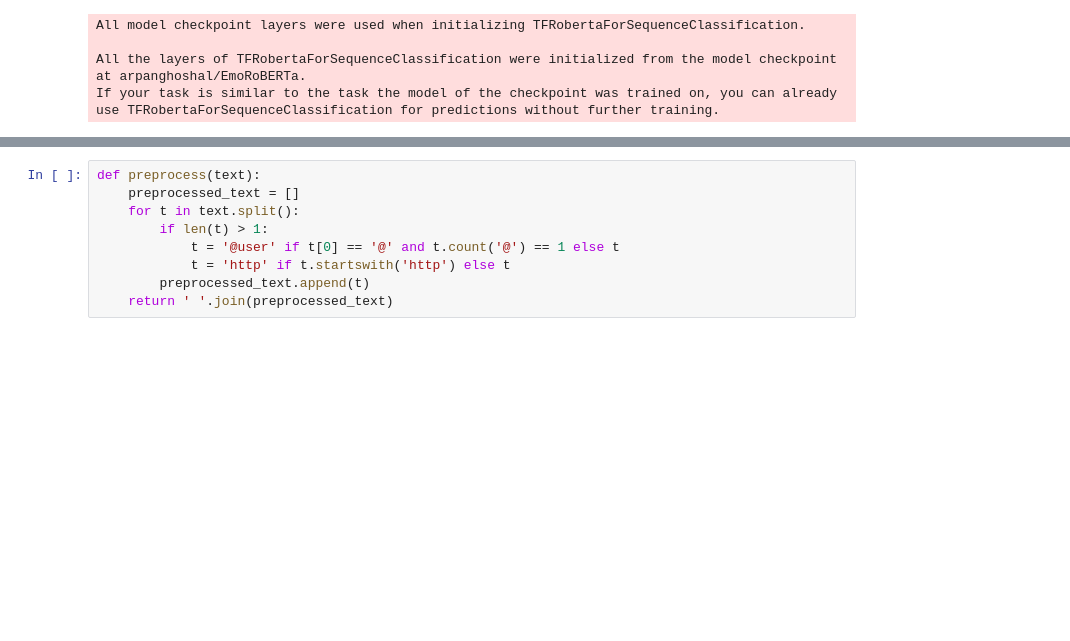
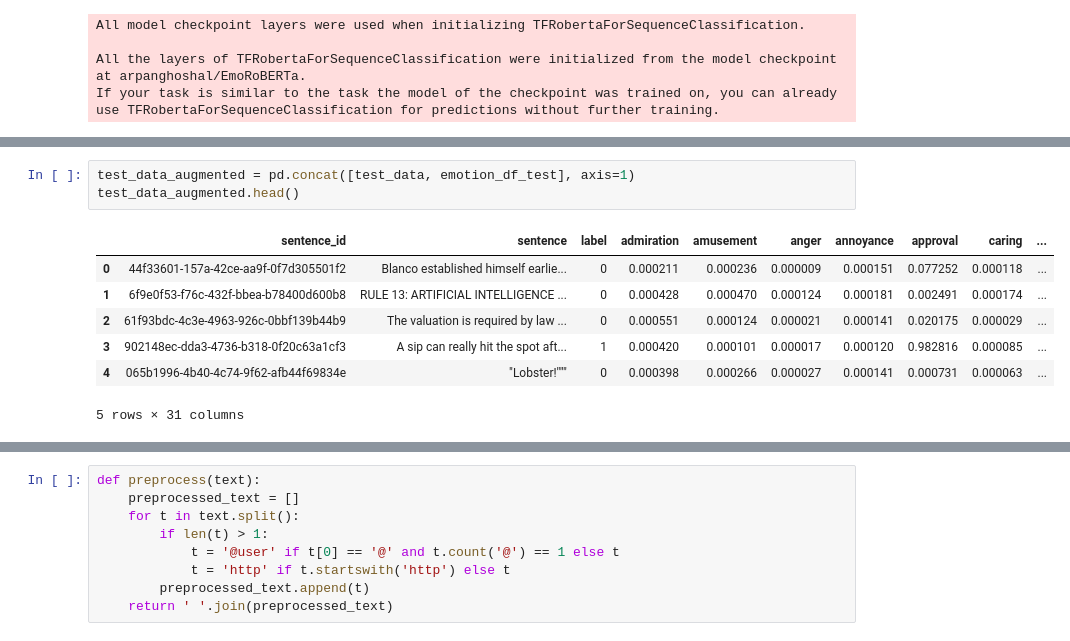
Before and after one commit to MatteoFasulo/clef2025-checkthat, a Jupyter notebook: notebook.ipynb, the cells around one changed output, grey strips where cells are left out. Cells and saved outputs as stored; diff of their text form; blank space fills up the shorter version.

```diff
--- a/notebook.ipynb
+++ b/notebook.ipynb
@@ -260,0 +339,11 @@ train_data_augmented.head()
+# %%
+test_data_augmented = pd.concat([test_data, emotion_df_test], axis=1)
+test_data_augmented.head()
+# %% [output]
+|  | sentence_id | sentence | label | admiration | amusement | anger | annoyance | approval | caring | ... |
+| 0 | 44f33601-157a-42ce-aa9f-0f7d305501f2 | Blanco established himself earlie... | 0 | 0.000211 | 0.000236 | 0.000009 | 0.000151 | 0.077252 | 0.000118 | ... |
+| 1 | 6f9e0f53-f76c-432f-bbea-b78400d600b8 | RULE 13: ARTIFICIAL INTELLIGENCE ... | 0 | 0.000428 | 0.000470 | 0.000124 | 0.000181 | 0.002491 | 0.000174 | ... |
+| 2 | 61f93bdc-4c3e-4963-926c-0bbf139b44b9 | The valuation is required by law ... | 0 | 0.000551 | 0.000124 | 0.000021 | 0.000141 | 0.020175 | 0.000029 | ... |
+| 3 | 902148ec-dda3-4736-b318-0f20c63a1cf3 | A sip can really hit the spot aft... | 1 | 0.000420 | 0.000101 | 0.000017 | 0.000120 | 0.982816 | 0.000085 | ... |
+| 4 | 065b1996-4b40-4c74-9f62-afb44f69834e | "Lobster!""" | 0 | 0.000398 | 0.000266 | 0.000027 | 0.000141 | 0.000731 | 0.000063 | ... |
+5 rows × 31 columns
```
Also changed, not shown: parts of 29 cells of this notebook.
